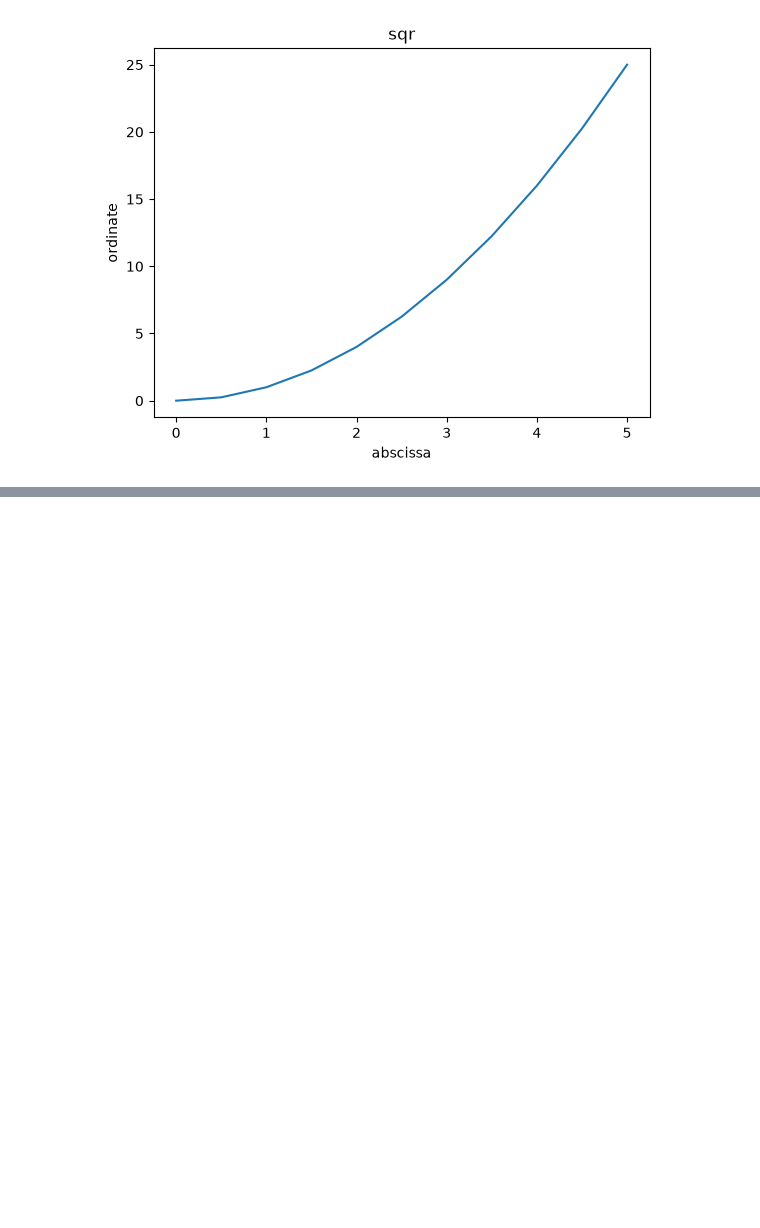
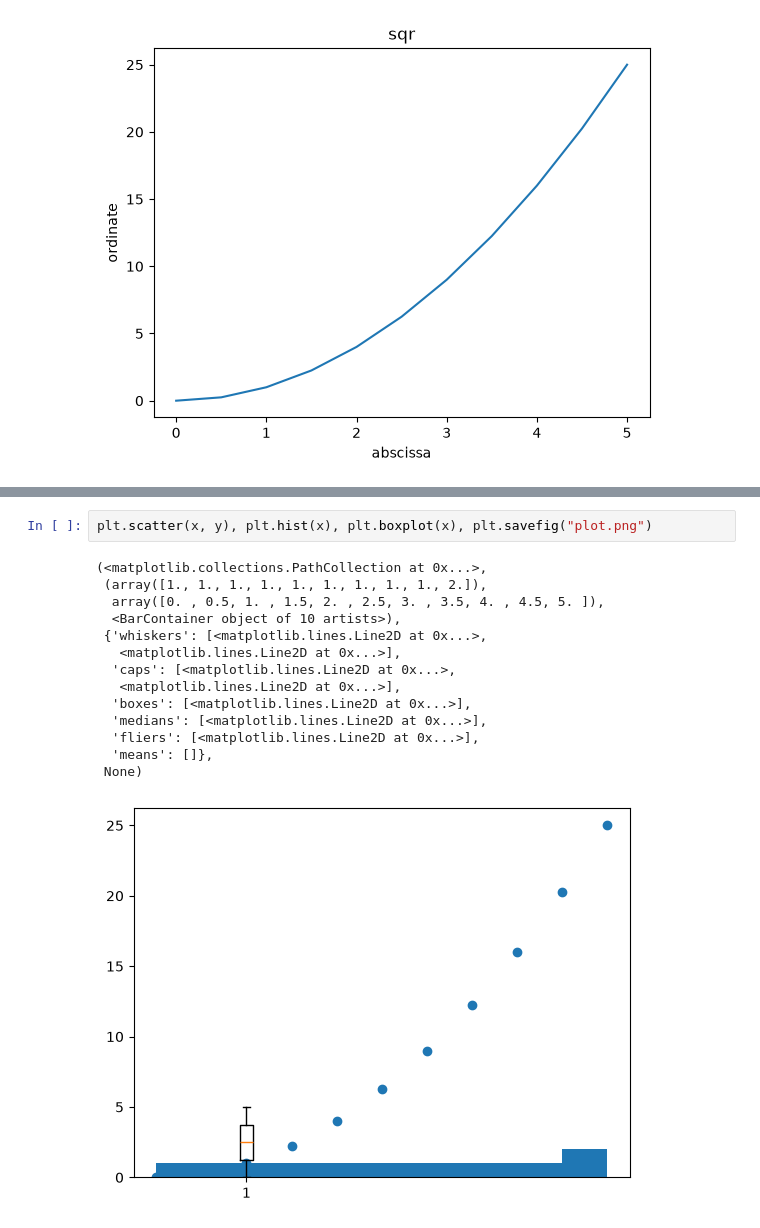
Before and after one commit to prajjwal14141/machine-learning, a Jupyter notebook: 1-Py- Libraries/DataVisualization/1-matPlotLib.ipynb, the cells around one changed output, grey strips where cells are left out. Cells and saved outputs as stored; diff of their text form; blank space fills up the shorter version.

```diff
--- a/1-Py- Libraries/DataVisualization/1-matPlotLib.ipynb
+++ b/1-Py- Libraries/DataVisualization/1-matPlotLib.ipynb
@@ -22,0 +72,17 @@ plt.xlabel('abscissa'), plt.ylabel('ordinate')
+# %%
+plt.scatter(x, y), plt.hist(x), plt.boxplot(x), plt.savefig("plot.png")
+# %% [output]
+(<matplotlib.collections.PathCollection at 0x...>,
+ (array([1., 1., 1., 1., 1., 1., 1., 1., 1., 2.]),
+  array([0. , 0.5, 1. , 1.5, 2. , 2.5, 3. , 3.5, 4. , 4.5, 5. ]),
+  <BarContainer object of 10 artists>),
+ {'whiskers': [<matplotlib.lines.Line2D at 0x...>,
+   <matplotlib.lines.Line2D at 0x...>],
+  'caps': [<matplotlib.lines.Line2D at 0x...>,
+   <matplotlib.lines.Line2D at 0x...>],
+  'boxes': [<matplotlib.lines.Line2D at 0x...>],
+  'medians': [<matplotlib.lines.Line2D at 0x...>],
+  'fliers': [<matplotlib.lines.Line2D at 0x...>],
+  'means': []},
+ None)
+[figure, added]
```
Also changed, not shown: parts of 7 cells of this notebook, 1 other file.
